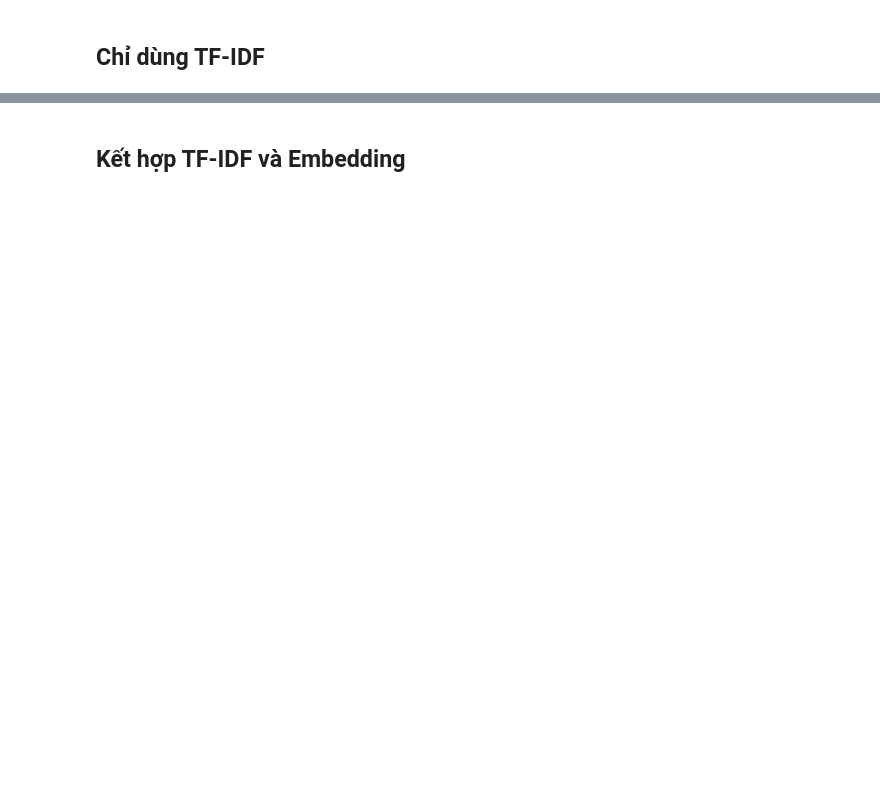
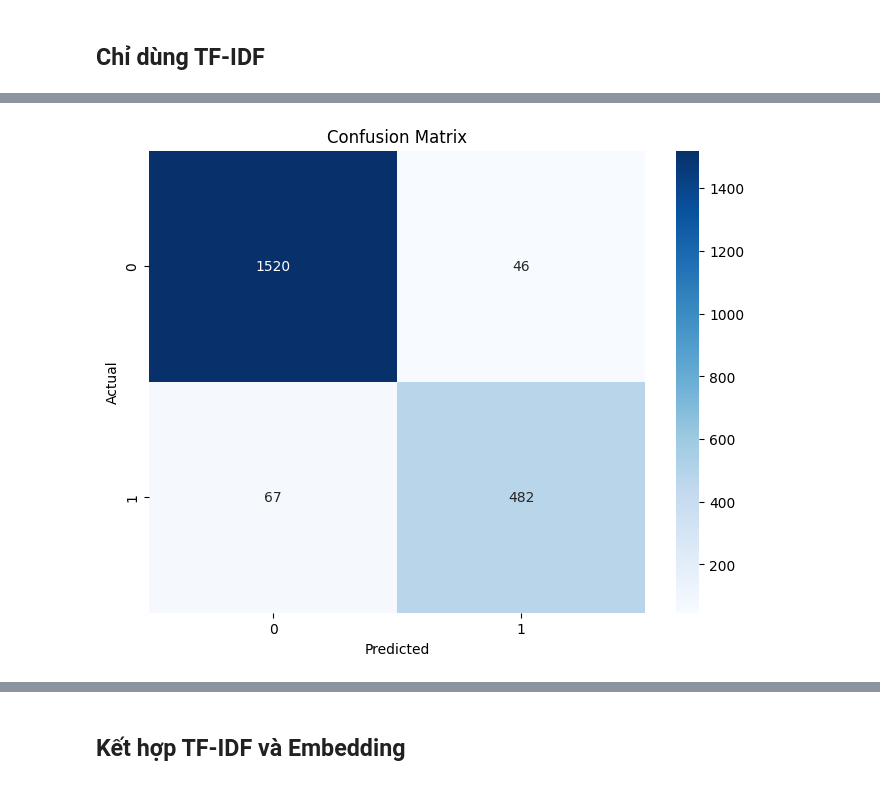
Before and after one commit to hungbuile04/project-ML, a Jupyter notebook: model/Random_Forest.ipynb, the cells around one changed output, grey strips where cells are left out. Drawn from its saved outputs; the diff is of its cells as text; code cells hidden in the pictures; blank space fills up the shorter version.

Commit message:
update random forest

```diff
--- a/model/Random_Forest.ipynb
+++ b/model/Random_Forest.ipynb
@@ -51,18 +65,24 @@ To: /content/content/data/y_test.csv
 # %%
 import pandas as pd
+import joblib
 from sklearn.feature_extraction.text import TfidfVectorizer
 from sklearn.ensemble import RandomForestClassifier
 from sklearn.model_selection import train_test_split
 from sklearn.preprocessing import LabelEncoder
 from sklearn.metrics import classification_report
 
-X_train = pd.read_csv('content/data/X_train.csv',header=0,keep_default_na=False)
-X_test = pd.read_csv('content/data/X_test.csv',header=0,keep_default_na=False)
-y_train = pd.read_csv('content/data/y_train.csv',header=0,keep_default_na=False)
-y_test = pd.read_csv('content/data/y_test.csv',header=0,keep_default_na=False)
+X_train = pd.read_csv('content/data/X_train.csv', header=0, keep_default_na=False).squeeze()
+X_test = pd.read_csv('content/data/X_test.csv', header=0, keep_default_na=False).squeeze()
+y_train = pd.read_csv('content/data/y_train.csv', header=0, keep_default_na=False).squeeze()
+y_test = pd.read_csv('content/data/y_test.csv', header=0, keep_default_na=False).squeeze()
+X_tfidf_resampled = joblib.load('content/data/X_tfidf_resampled.joblib')
+y_resampled = pd.read_csv('content/data/y_resampled.csv', header=0, keep_default_na=False).squeeze()
+
 
 print(X_train.shape)
 print(X_test.shape)
 print(y_train.shape)
 print(y_test.shape)
+print(X_tfidf_resampled.shape)
+print(y_resampled.shape)
 # %% [output]
@@ -110,0 +97,76 @@ weighted avg       0.95      0.95      0.95      2115
+# %%
+from sklearn.ensemble import RandomForestClassifier
+from sklearn.model_selection import GridSearchCV
+from sklearn.metrics import accuracy_score, classification_report, confusion_matrix
+from sklearn.feature_extraction.text import TfidfVectorizer
+import pandas as pd
+import numpy as np
+import matplotlib.pyplot as plt
+import seaborn as sns
+
+# Đọc và xử lý dữ liệu
+
+
+
+# Vector hóa TF-IDF
+tfidf = TfidfVectorizer(max_features=1000)
+X_train_tfidf = tfidf.fit_transform(X_train)
+X_test_tfidf = tfidf.transform(X_test)
+
+# Định nghĩa mô hình
+model = RandomForestClassifier(random_state=42)
+
+# Tạo grid các siêu tham số
+param_grid = {
+    'n_estimators': [50, 100, 150, 200],
+}
+
+# Grid Search
+grid_search = GridSearchCV(model, param_grid, scoring='accuracy', n_jobs=-1, verbose=2)
+grid_search.fit(X_train_tfidf, y_train)
+
+# Dự đoán
+y_pred = grid_search.predict(X_test_tfidf)
+
+# Đánh giá
+print("Best parameters:", grid_search.best_params_)
+print("Test Accuracy:", accuracy_score(y_test, y_pred))
+print(classification_report(y_test, y_pred, target_names=['ham', 'junk']))
+
+# Vẽ confusion matrix
+cm = confusion_matrix(y_test, y_pred)
+plt.figure(figsize=(8, 6))
+sns.heatmap(cm, annot=True, fmt='d', cmap='Blues')
+plt.xlabel('Predicted')
+plt.ylabel('Actual')
+plt.title('Confusion Matrix')
+plt.show()
+
+# Lấy kết quả từ GridSearchCV
+results = grid_search.cv_results_
+
+# Vẽ biểu đồ độ chính xác của từng giá trị n_estimators
+n_estimators_list = param_grid['n_estimators']
+mean_test_scores = results['mean_test_score']
+
+# Vẽ biểu đồ
+plt.figure(figsize=(8, 5))
+plt.plot(n_estimators_list, mean_test_scores, marker='o', linestyle='--', color='green')
+plt.title('Độ chính xác trên tập kiểm tra theo số lượng cây (n_estimators)')
+plt.xlabel('Số lượng cây (n_estimators)')
+plt.ylabel('Độ chính xác (accuracy)')
+plt.grid(True)
+plt.tight_layout()
+plt.show()
+
+# In độ chính xác của từng giá trị n_estimators
+for i, n_estimators in enumerate(n_estimators_list):
+    print(f"Accuracy for n_estimators = {n_estimators}: {mean_test_scores[i]:.4f}")
+
+# Xác định chiều sâu các cây trong rừng tốt nhất
+best_model = grid_search.best_estimator_
+tree_depths = [tree.get_depth() for tree in best_model.estimators_]
+print("Chiều sâu trung bình của cây:", np.mean(tree_depths))
+print("Chiều sâu lớn nhất:", np.max(tree_depths))
+print("Chiều sâu nhỏ nhất:", np.min(tree_depths))
+# %% [output]
@@ -110,0 +184 @@ weighted avg       0.95      0.95      0.95      2115
+[figure, added]
```
Also changed, not shown: parts of 10 cells of this notebook.
